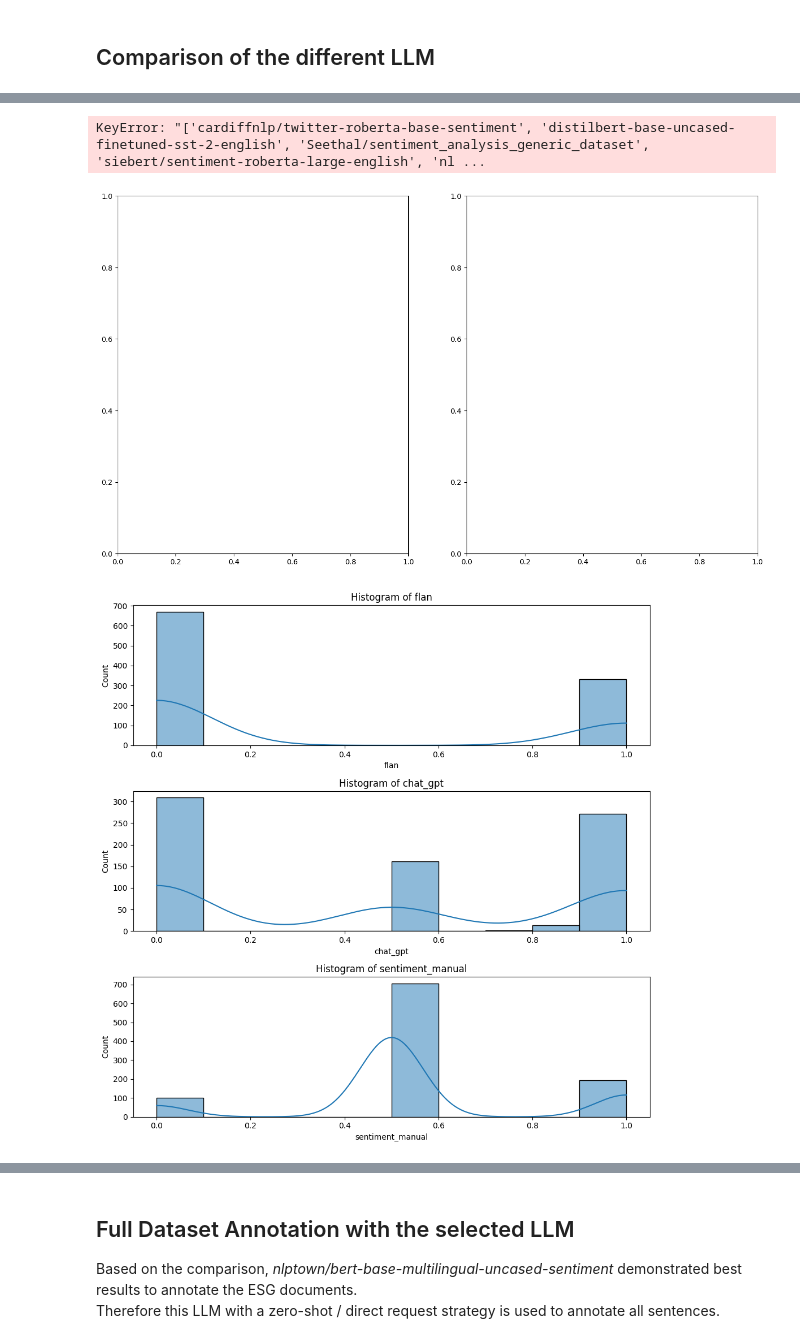
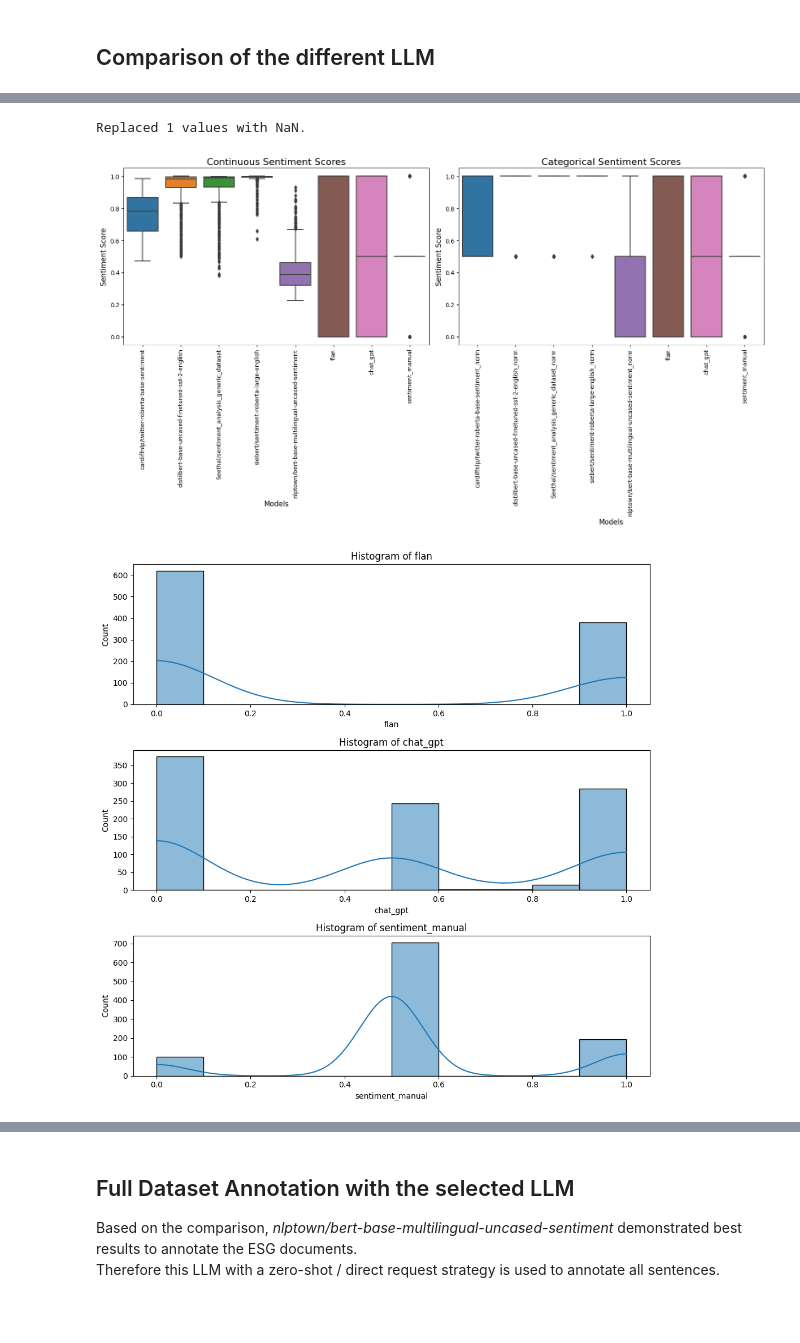
Before and after one commit to syX113/hslu-nlp, a Jupyter notebook: stage2/02-data-annotation.ipynb, the cells around one changed output, grey strips where cells are left out. Saved outputs shown, nothing was run; the diff lists cells and outputs as text; code cells hidden in the pictures; blank space fills up the shorter version.

```diff
--- a/stage2/02-data-annotation.ipynb
+++ b/stage2/02-data-annotation.ipynb
@@ -433,6 +430,9 @@ blocks = np.array_split(sampled_documents, 25)
 
 # Max retries per block
 max_retries = 4
+
+# Initialize an empty DataFrame to store results
+results_df = pd.DataFrame()
 
 for i, block in enumerate(blocks):
     for attempt in range(max_retries):
@@ -478,6 +470,6 @@ Processing block 8 out of 20, attempt 1
 # %%
-# Function to re-process just a subset with the GPT API
-def reprocess_blocks(block_numbers, blocks, max_retries=3):
+# Function to re-process just a subset (aka block) with the GPT API
+def reprocess_blocks(block_numbers, blocks, max_retries=4):
     reprocessed_blocks = {}
     for block_number in block_numbers:
         block = blocks[block_number]
@@ -543,3 +533,14 @@ sampled_documents[models+ ['flan','chat_gpt', 'sentiment_manual']].describe()
+# %%
+# Filter out outliers from GPT
+gpt_outliers = sampled_documents[sampled_documents['chat_gpt'] > 1.0].shape[0]
+
+# Replace values over 1 with NaN
+sampled_documents.loc[sampled_documents['chat_gpt'] > 1.0, 'chat_gpt'] = np.nan
+
+# Print the number of replaced rows
+print(f"Replaced {gpt_outliers} values with NaN.")
+# %% [output]
+Replaced 1 values with NaN.
 # %%
 # Function to normalize scores with defined cut-off borders
 def normalize_score(score):
@@ -556,28 +557,27 @@ for model in models:
 # %%
 # Plot the results of the different sentiment annotations and add the manual annotations to the boxplot
 
 # Create the subplots
 fig, axes = plt.subplots(1, 2, figsize=(16, 9))
 
 # Boxplot for the original scores retrieved from the models
 sns.boxplot(ax=axes[0], data=sampled_documents[models + ['flan','chat_gpt','sentiment_manual']])
-axes[0].set_title('Original Sentiment Scores', fontsize=16)
+axes[0].set_title('Continuous Sentiment Scores', fontsize=16)
 axes[0].set_xlabel('Models', fontsize=12)
 axes[0].set_ylabel('Sentiment Score', fontsize=12)
 axes[0].tick_params(axis='x', rotation=90)
 
 # Boxplot for the normalized scores
 sns.boxplot(ax=axes[1], data=sampled_documents[[model + '_norm' for model in models] + ['flan','chat_gpt','sentiment_manual']])
-axes[1].set_title('Continuous Sentiment Scores', fontsize=16)
+axes[1].set_title('Categorical Sentiment Scores', fontsize=16)
 axes[1].set_xlabel('Models', fontsize=12)
-axes[1].set_ylabel('Categorical Sentiment Score', fontsize=12)
+axes[1].set_ylabel('Sentiment Score', fontsize=12)
 axes[1].tick_params(axis='x', rotation=90)
 
 plt.tight_layout()
 plt.show()
 # %% [output]
-KeyError: "['cardiffnlp/twitter-roberta-base-sentiment', 'distilbert-base-uncased-finetuned-sst-2-english', 'Seethal/sentiment_analysis_generic_dataset', 'siebert/sentiment-roberta-large-english', 'nl ...
-[figure, old version]
+[figure, new version]
 # %%
 # Since multiple models just have 0.0, 0.5 and 1.0 as an output
 df_hist = sampled_documents[['flan', 'chat_gpt', 'sentiment_manual']]
@@ -591,7 +591,7 @@ for i, col in enumerate(df_hist.columns):
 plt.tight_layout()
 plt.show()
 # %% [output]
-[figure, old version]
+[figure, new version]
 # %% [markdown]
 
 From a processing speed perspective, the models differ in iterations per second (*it/s*):
```
Also changed, not shown: parts of 18 cells of this notebook, 2 other files.
